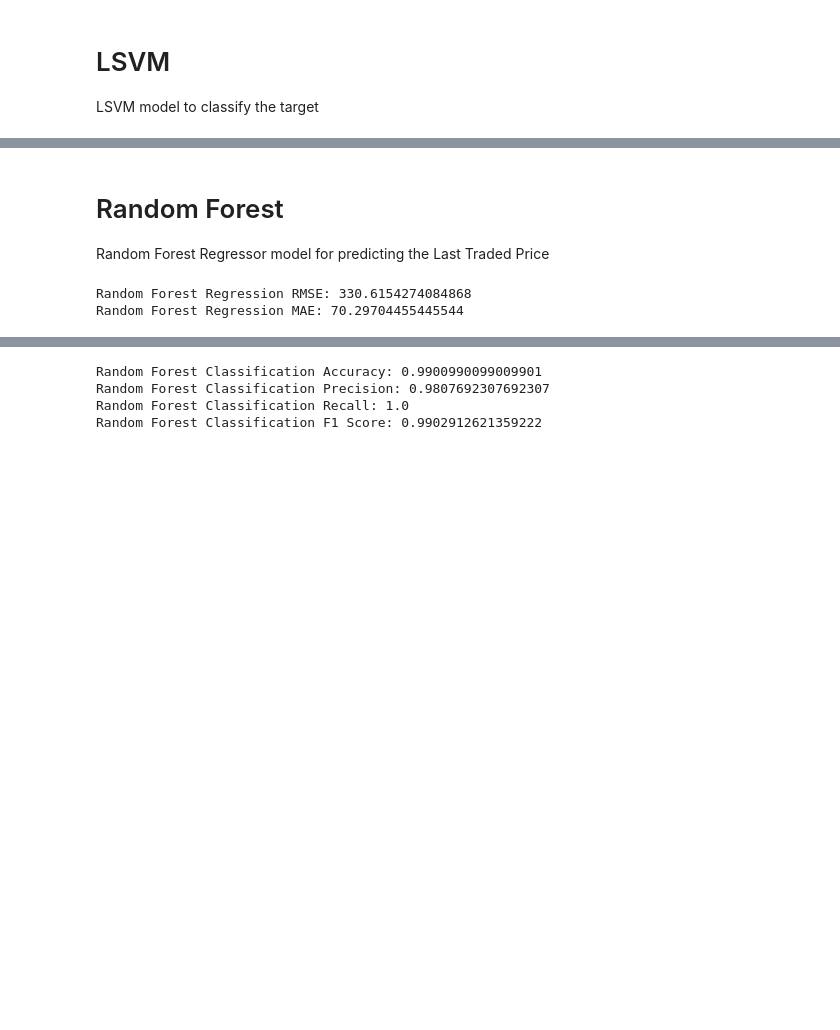
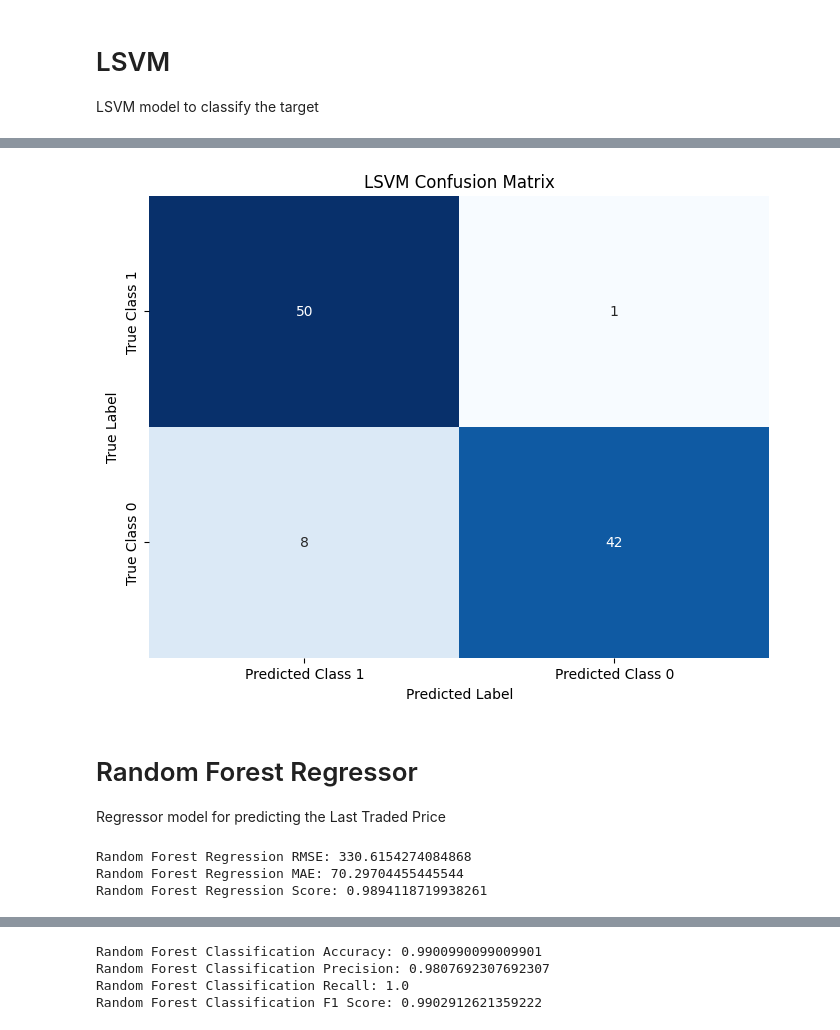
Before and after one commit to chaitanyasinghnegi/SQCC-Recruitment-Task, a Jupyter notebook: StockMarket.ipynb, the cells around one changed output, grey strips where cells are left out. Drawn from its saved outputs; the diff is of its cells as text; code cells hidden in the pictures; blank space fills up the shorter version.

```diff
--- a/StockMarket.ipynb
+++ b/StockMarket.ipynb
@@ -226,6 +258,26 @@ LSVM F1 Score: 0.9647058823529412
+# %%
+import seaborn as sns
+from sklearn.metrics import confusion_matrix
+import matplotlib.pyplot as plt
+
+cm_lsvm = confusion_matrix(y_test, y_pred_lsvm)
+
+true_neg, false_pos, false_neg, true_pos = cm_svm.ravel()
+formatted_cm = [[true_pos, false_neg], [false_pos, true_neg]]
+
+plt.figure(figsize=(8, 6))
+sns.heatmap(formatted_cm, annot=True, fmt='d', cmap='Blues', cbar=False,
+            xticklabels=['Predicted Class 1', 'Predicted Class 0'],
+            yticklabels=['True Class 1', 'True Class 0'])
+plt.xlabel('Predicted Label')
+plt.ylabel('True Label')
+plt.title('LSVM Confusion Matrix')
+plt.show()
+# %% [output]
+[figure, added]
 # %% [markdown]
-# Random Forest
-Random Forest Regressor model for predicting the Last Traded Price
+# Random Forest Regressor
+Regressor model for predicting the Last Traded Price
 # %%
 X = data.drop(columns=['Last Traded Price'])
 y = data['Last Traded Price']
@@ -251,12 +303,14 @@ y_pred = pipeline.predict(X_test)
 
 rmse = np.sqrt(mean_squared_error(y_test, y_pred))
 mae = mean_absolute_error(y_test, y_pred)
-
+score = pipeline.score(X_test,y_test)
 print(f"Random Forest Regression RMSE: {rmse}")
 print(f"Random Forest Regression MAE: {mae}")
+print(f"Random Forest Regression Score: {score}")
 
 rf_reg_rmse = rmse
 rf_reg_mae = mae
 # %% [output]
 Random Forest Regression RMSE: 330.6154274084868
 Random Forest Regression MAE: 70.29704455445544
+Random Forest Regression Score: 0.9894118719938261
```
Also changed, not shown: parts of 14 cells of this notebook.
